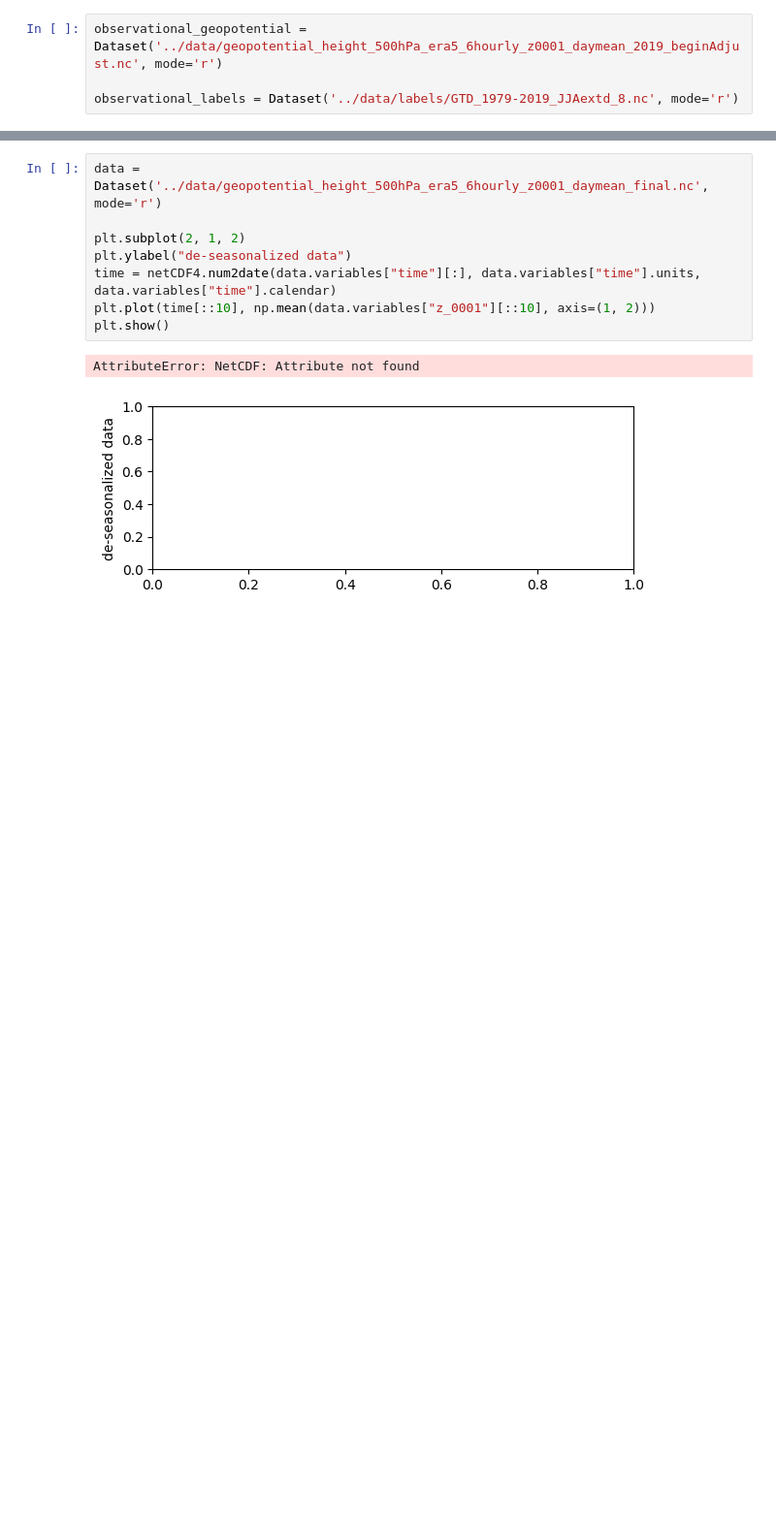
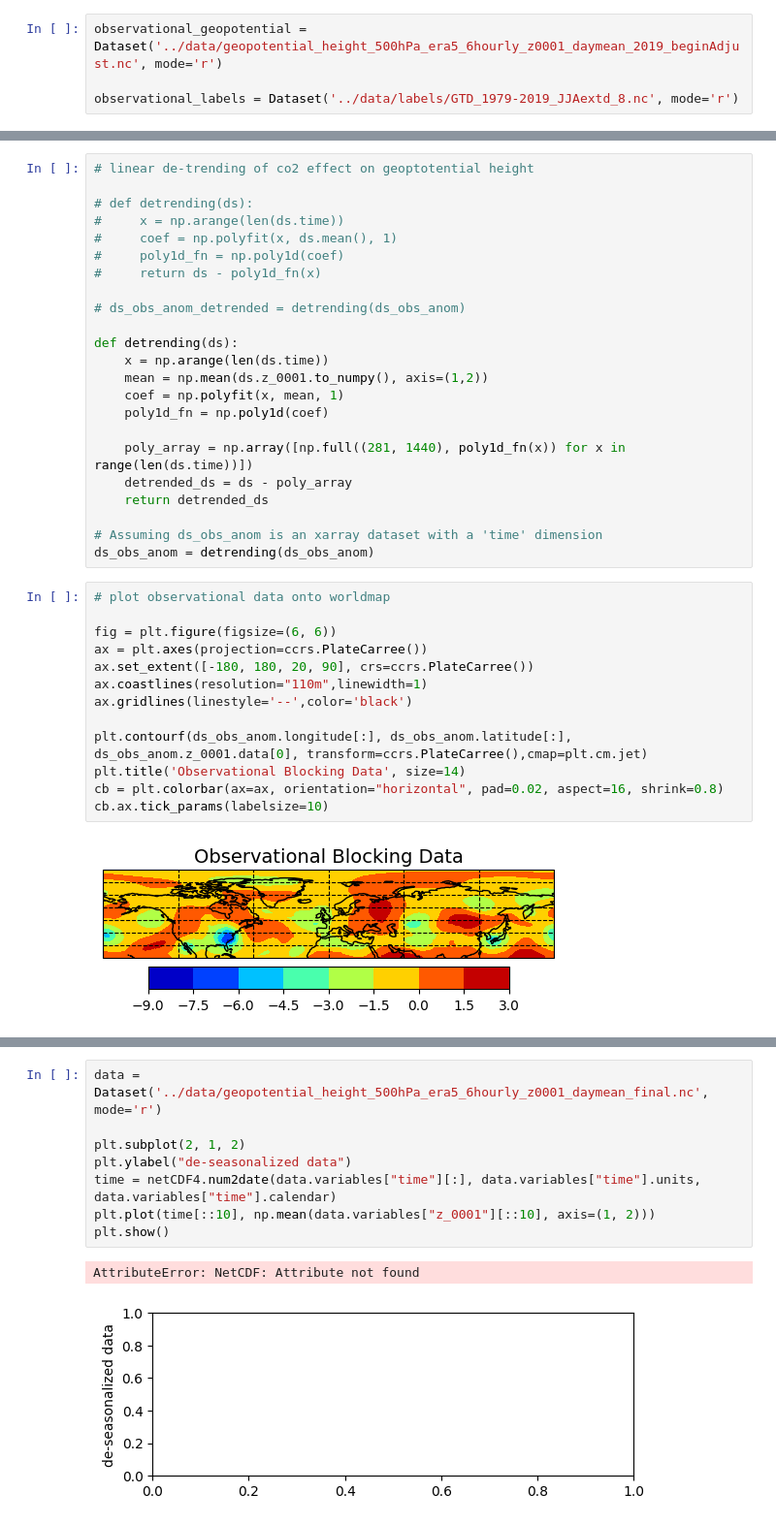
Before and after one commit to tobiasleibrock/blocking, a Jupyter notebook: bin/training_data.ipynb, the cells around one changed output, grey strips where cells are left out. Shown at 97% size. Drawn from its saved outputs; the diff is of its cells as text; blank space fills up the shorter version.

```diff
--- a/bin/training_data.ipynb
+++ b/bin/training_data.ipynb
@@ -49,3 +47,41 @@ print(zg_mean.shape)
+# %%
+# linear de-trending of co2 effect on geoptotential height
+
+# def detrending(ds):
+#     x = np.arange(len(ds.time))
+#     coef = np.polyfit(x, ds.mean(), 1)
+#     poly1d_fn = np.poly1d(coef)
+#     return ds - poly1d_fn(x)
+
+# ds_obs_anom_detrended = detrending(ds_obs_anom)
+
+def detrending(ds):
+    x = np.arange(len(ds.time))
+    mean = np.mean(ds.z_0001.to_numpy(), axis=(1,2))
+    coef = np.polyfit(x, mean, 1)
+    poly1d_fn = np.poly1d(coef)
+
+    poly_array = np.array([np.full((281, 1440), poly1d_fn(x)) for x in range(len(ds.time))])
+    detrended_ds = ds - poly_array
+    return detrended_ds
+
+# Assuming ds_obs_anom is an xarray dataset with a 'time' dimension
+ds_obs_anom = detrending(ds_obs_anom)
+# %%
+# plot observational data onto worldmap
+
+fig = plt.figure(figsize=(6, 6))
+ax = plt.axes(projection=ccrs.PlateCarree())
+ax.set_extent([-180, 180, 20, 90], crs=ccrs.PlateCarree())
+ax.coastlines(resolution="110m",linewidth=1)
+ax.gridlines(linestyle='--',color='black')
+
+plt.contourf(ds_obs_anom.longitude[:], ds_obs_anom.latitude[:], ds_obs_anom.z_0001.data[0], transform=ccrs.PlateCarree(),cmap=plt.cm.jet)
+plt.title('Observational Blocking Data', size=14)
+cb = plt.colorbar(ax=ax, orientation="horizontal", pad=0.02, aspect=16, shrink=0.8)
+cb.ax.tick_params(labelsize=10)
+# %% [output]
+[figure, added]
 # %%
 import os
 
```
Also changed, not shown: parts of 5 cells of this notebook, 1 other file.
